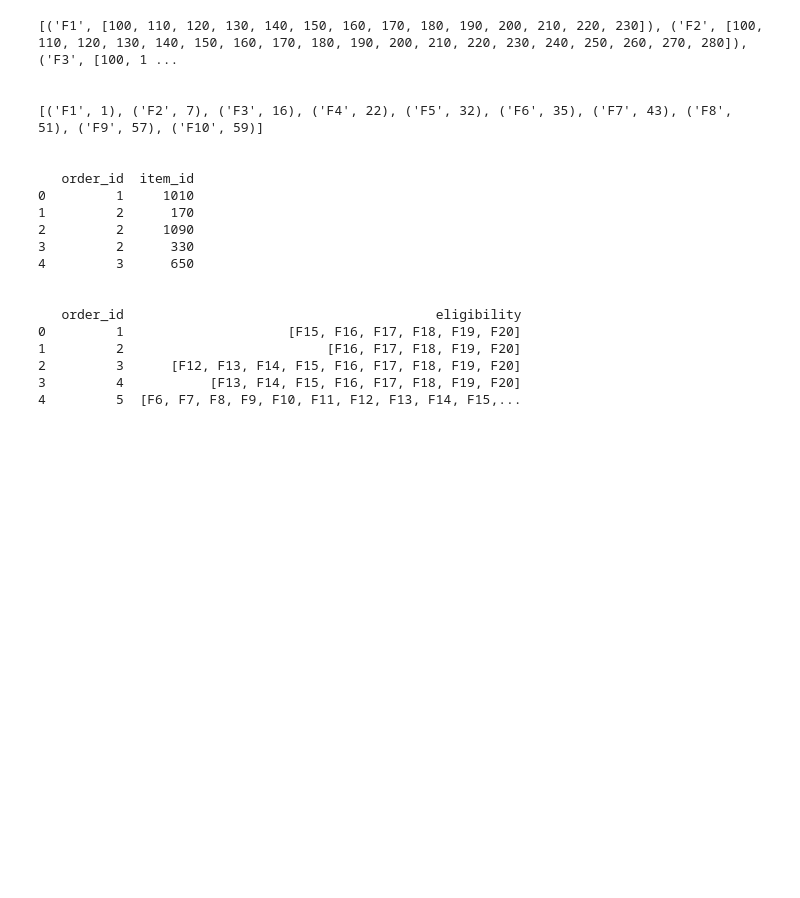
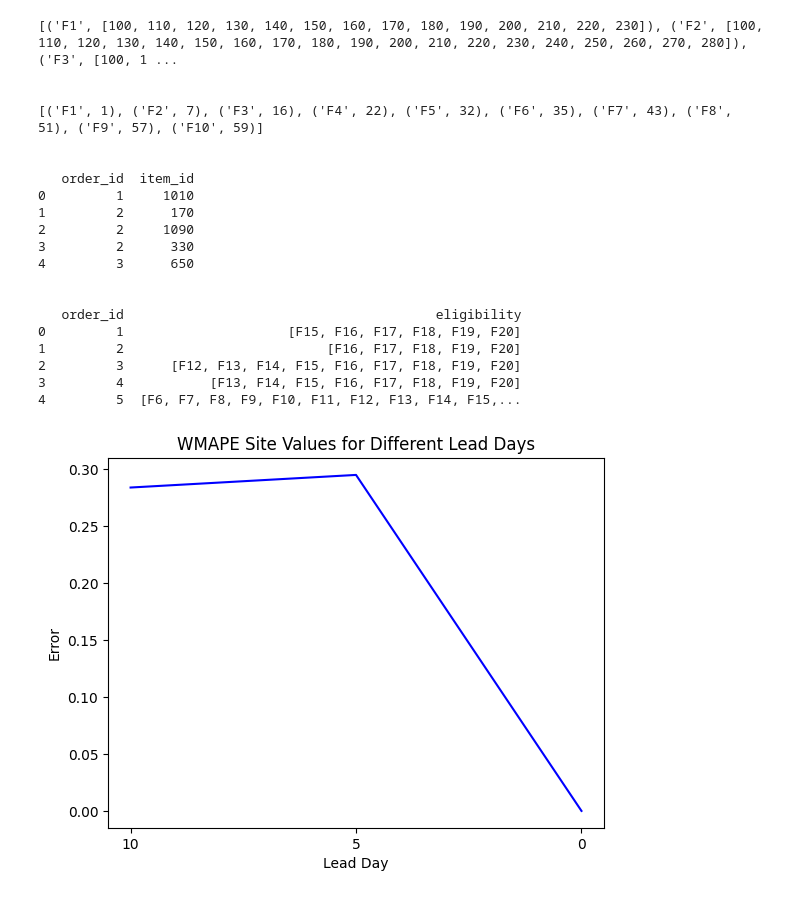
Before and after one commit to SirwaniViren/MSc-Gousto-Project, a Jupyter notebook: initial_framework_v3.ipynb, the cells around one changed output. Saved outputs shown, nothing was run; the diff lists cells and outputs as text; code cells hidden in the pictures; blank space fills up the shorter version.

Commit message:
added plot for wmape_site

```diff
--- a/initial_framework_v3.ipynb
+++ b/initial_framework_v3.ipynb
@@ -222,3 +223,17 @@ site_10_0_df, wmape_10_0_site = calculate_wmape_site(merged_10_0_df, soft_col='l
 global_10_0_df, wmape_10_0_global = calculate_wmape_global(merged_10_0_df, soft_col='lead_10', hard_col='lead_0')
 site_5_0_df, wmape_5_0_site = calculate_wmape_site(merged_5_0_df, soft_col='lead_5', hard_col='lead_0')
 global_5_0_df, wmape_5_0_global = calculate_wmape_global(merged_5_0_df, soft_col='lead_5', hard_col='lead_0')
+# %%
+lead_days = [10, 5, 0]
+wmape_values = [wmape_10_0_site, wmape_5_0_site, 0]
+
+# Plot the data
+plt.plot(lead_days, wmape_values, linestyle='-', color='b')
+plt.xlabel('Lead Day')
+plt.ylabel('Error')
+plt.title('WMAPE Site Values for Different Lead Days')
+plt.xticks([10, 5, 0])
+plt.gca().invert_xaxis()  # Invert x-axis to have 0 at the end
+plt.show()
+# %% [output]
+[figure, added]
```
Also changed, not shown: parts of 1 cell of this notebook.
